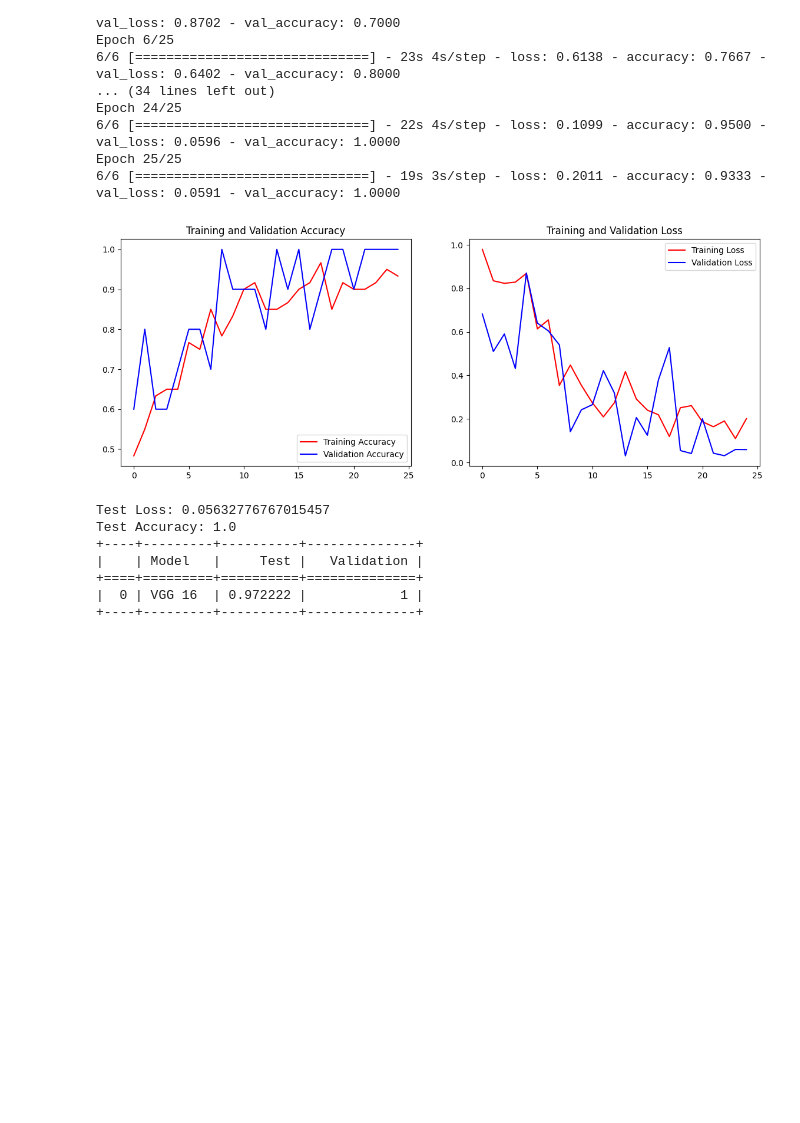
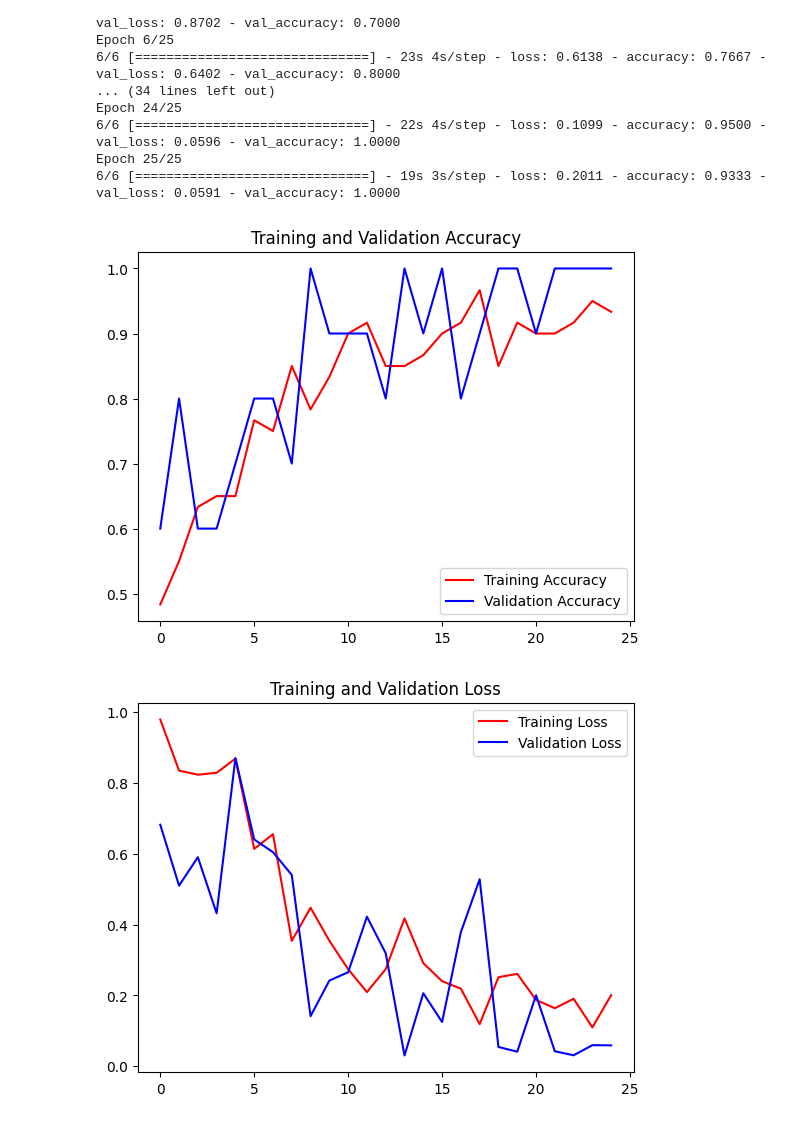
Before and after one commit to IasyaSholihin/Project_AmikomS2, a Jupyter notebook: Tugas_AI/Tuga_VGG16_&_CNN_CV.ipynb, the cells around one changed output. Cells and saved outputs as stored; diff of their text form; code cells hidden in the pictures; blank space fills up the shorter version.

```diff
--- a/Tugas_AI/Tuga_VGG16_&_CNN_CV.ipynb
+++ b/Tugas_AI/Tuga_VGG16_&_CNN_CV.ipynb
@@ -256,49 +256,25 @@ Epoch 25/25
 6/6 [==============================] - 19s 3s/step - loss: 0.2011 - accuracy: 0.9333 - val_loss: 0.0591 - val_accuracy: 1.0000
 # %%
 import matplotlib.pyplot as plt
-import pandas as pd
 
-# Plotting Training and Validation Accuracy
 acc = history.history['accuracy']
 val_acc = history.history['val_accuracy']
 loss = history.history['loss']
 val_loss = history.history['val_loss']
 
 epochs = range(len(acc))
 
-plt.figure(figsize=(14, 5))
-plt.subplot(1, 2, 1)
 plt.plot(epochs, acc, 'r', label='Training Accuracy')
 plt.plot(epochs, val_acc, 'b', label='Validation Accuracy')
 plt.title('Training and Validation Accuracy')
 plt.legend(loc='best')
+plt.show()
 
-plt.subplot(1, 2, 2)
 plt.plot(epochs, loss, 'r', label='Training Loss')
 plt.plot(epochs, val_loss, 'b', label='Validation Loss')
 plt.title('Training and Validation Loss')
 plt.legend(loc='best')
-
 plt.show()
-
-# Evaluating Model
-score1= model.evaluate(train_generator, verbose=0)
-val_score1= model.evaluate(val_generator, verbose=0)
-print('Test Loss:', val_score1[0])
-print('Test Accuracy:', val_score1[1])
-
-m1_accu = score1[1]
-m1_accu_val =  val_score1[1]
-
-s = pd.DataFrame({"Model":["VGG 16"],"Test":[m1_accu],"Validation":[m1_accu_val]})
-tableMk=s.to_markdown(tablefmt="grid")
-print(tableMk)
 # %% [output]
-[figure, old version]
+[figure, new version]
-Test Loss: 0.05632776767015457
-Test Accuracy: 1.0
-+----+---------+----------+--------------+
-|    | Model   |     Test |   Validation |
-+====+=========+==========+==============+
-|  0 | VGG 16  | 0.972222 |            1 |
-+----+---------+----------+--------------+
+[figure, added]
```
Also changed, not shown: parts of 3 cells of this notebook.
